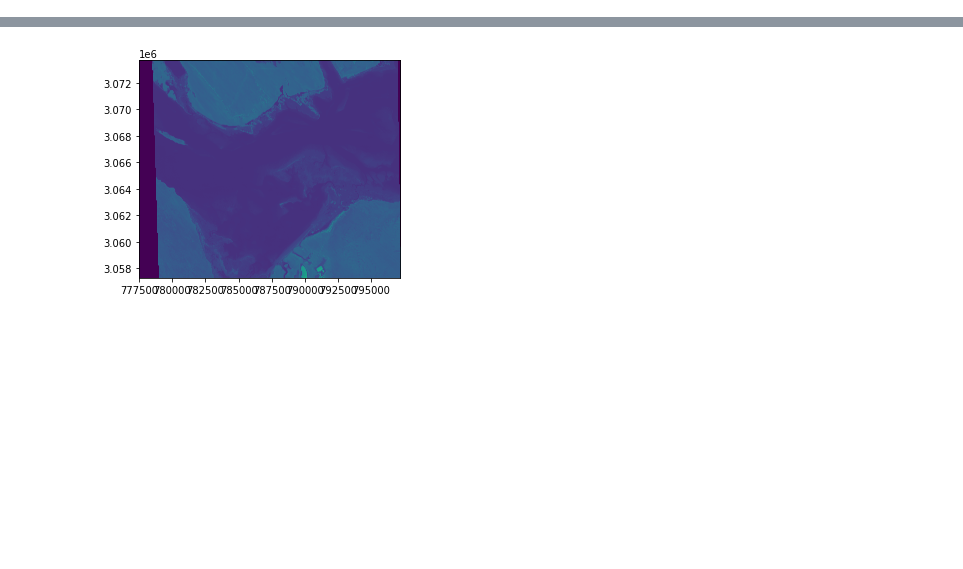
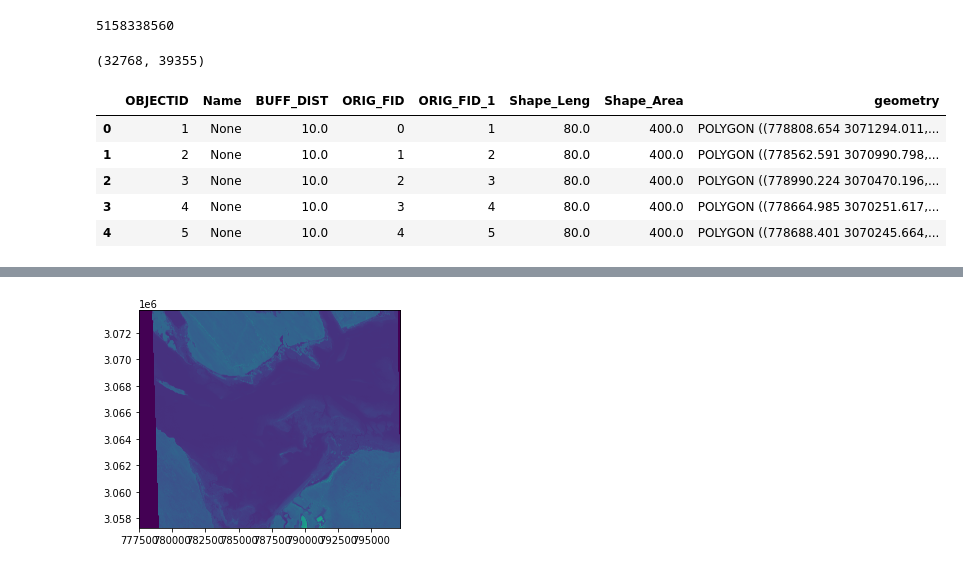
Before and after one commit to KMacfarlaneGreen/mres_whales, a Jupyter notebook: notebooks/exploratory/preprocessing0.1.ipynb, the cells around one changed output, grey strips where cells are left out. Cells and saved outputs as stored; diff of their text form; code cells hidden in the pictures; blank space fills up the shorter version.

```diff
--- a/notebooks/exploratory/preprocessing0.1.ipynb
+++ b/notebooks/exploratory/preprocessing0.1.ipynb
@@ -128,0 +134,28 @@ liebre1_points_path = "/gws/nopw/j04/ai4er/users/kmgreen/data/liebre1_points.geo
+# %%
+from skimage import io     #try using skimage as PIL not opening files
+# read the image stack
+img = io.imread(liebre1_image_path)
+print(img.size)
+# show the image
+#plt.imshow(img)
+# %% [output]
+5158338560
+# %%
+image = rasterio.open(liebre1_image_path)
+print(image.shape)
+# %% [output]
+(32768, 39355)
+# %%
+#look at geojson point file
+boxes = geopandas.read_file(liebre1_box_path)
+boxes.head()
+#bounding_box = boxes.total_bounds
+#print(bounding_box)
+#boxes['geometry'].head()
+# %% [output]
+|  | OBJECTID | Name | BUFF_DIST | ORIG_FID | ORIG_FID_1 | Shape_Leng | Shape_Area | geometry |
+| 0 | 1 | None | 10.0 | 0 | 1 | 80.0 | 400.0 | POLYGON ((778808.654 3071294.011,... |
+| 1 | 2 | None | 10.0 | 1 | 2 | 80.0 | 400.0 | POLYGON ((778562.591 3070990.798,... |
+| 2 | 3 | None | 10.0 | 2 | 3 | 80.0 | 400.0 | POLYGON ((778990.224 3070470.196,... |
+| 3 | 4 | None | 10.0 | 3 | 4 | 80.0 | 400.0 | POLYGON ((778664.985 3070251.617,... |
+| 4 | 5 | None | 10.0 | 4 | 5 | 80.0 | 400.0 | POLYGON ((778688.401 3070245.664,... |
```
Also changed, not shown: parts of 8 cells of this notebook, 1 other file.
